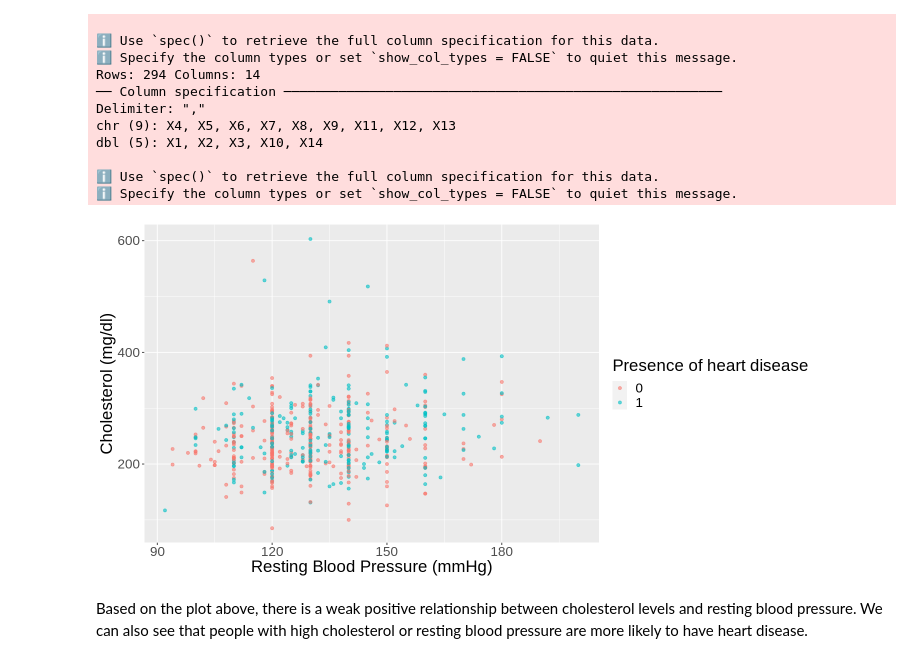
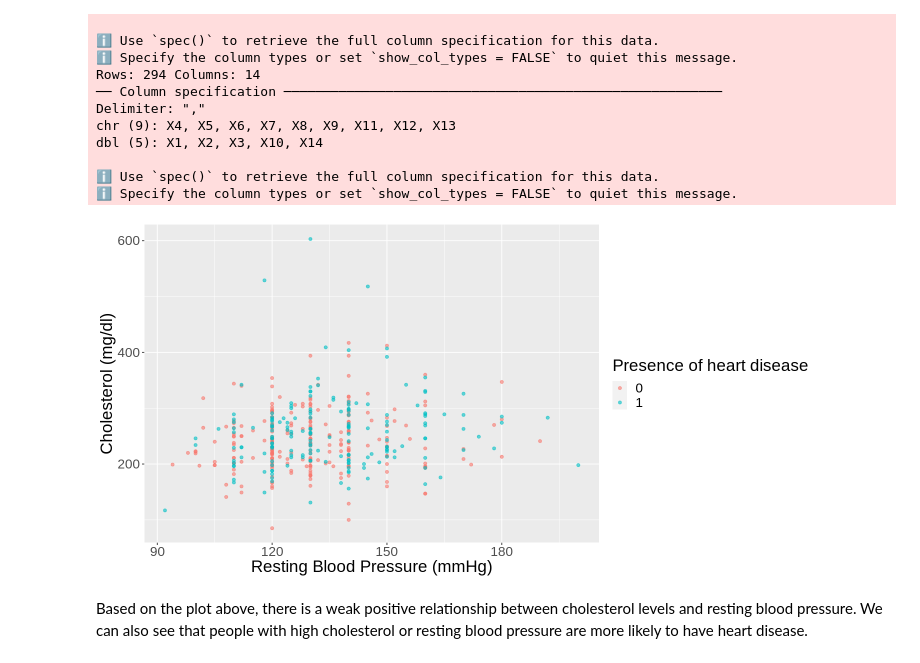
Before and after one commit to xonew/DSCI-100-002-Group-26, a Jupyter notebook: Cleaning.ipynb, the cells around one changed output. Drawn from its saved outputs; the diff is of its cells as text; code cells hidden in the pictures.

Commit message:
Split data into testing and training

```diff
--- a/Cleaning.ipynb
+++ b/Cleaning.ipynb
@@ -31,8 +41,13 @@ heart_data <- mutate(heart_data, sex = as.factor(sex), chest_pain = as.factor(ch
 #removes missing values from the cholesterol, resting blood pressure, fasting blood sugar and maximum heart rate columns
 filter(chol != '?', trestbps != '?', fbs != '?') |>
 
-#converts all numerical attributes into doubles
+#converts all necessary numerical attributes into doubles
 mutate(chol = as.double(chol), trestbps = as.double(trestbps))
+
+heart_split <- initial_split(heart_data, prop = 0.75, strata = num)
+heart_train <- training(heart_split)
+heart_test <- testing(heart_split)
+#splits data into testing and training sets
 # %% [output]
 Rows: 303 Columns: 14
 ── Column specification ────────────────────────────────────────────────────────
@@ -52,13 +67,13 @@ dbl (5): X1, X2, X3, X10, X14
 ℹ Specify the column types or set `show_col_types = FALSE` to quiet this message.
 # %%
 options(repr.plot.width = 12, repr.plot.height = 6)
-heart_plot_chol_bps <- heart_data |>
+heart_plot_chol_bps <- heart_train |>
                 ggplot(aes(x = trestbps, y = chol, color = num)) +
                 geom_point(alpha = 0.6) +
                 theme(text = element_text(size = 20)) +
                 labs (x = 'Resting Blood Pressure (mmHg)', y = "Cholesterol (mg/dl)", colour = "Presence of heart disease")
 heart_plot_chol_bps
 # %% [output]
-[figure, old version]
+[figure, new version]
 # %% [markdown]
 Based on the plot above, there is a weak positive relationship between cholesterol levels and resting blood pressure. We can also see that people with high cholesterol or resting blood pressure are more likely to have heart disease.
```
Also changed, not shown: parts of 1 cell of this notebook.
